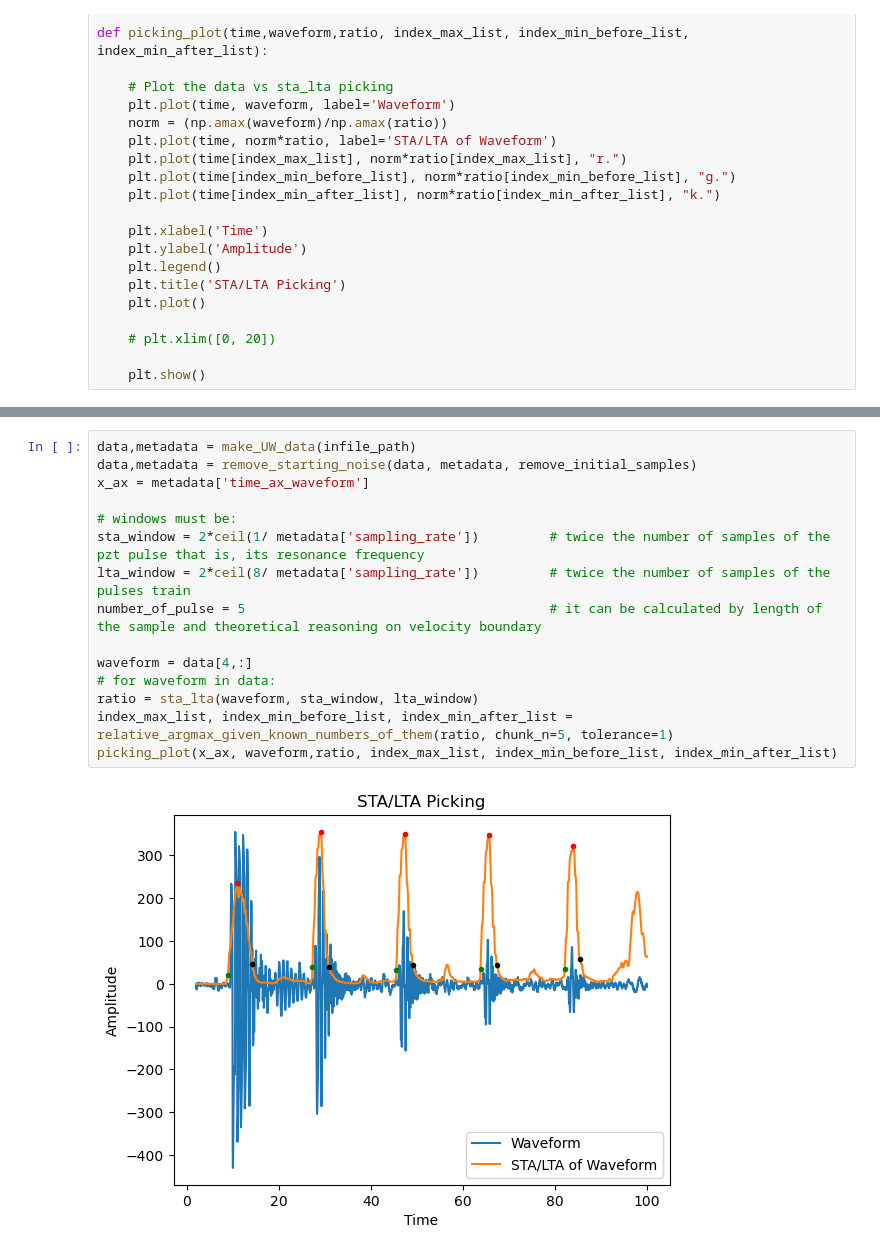
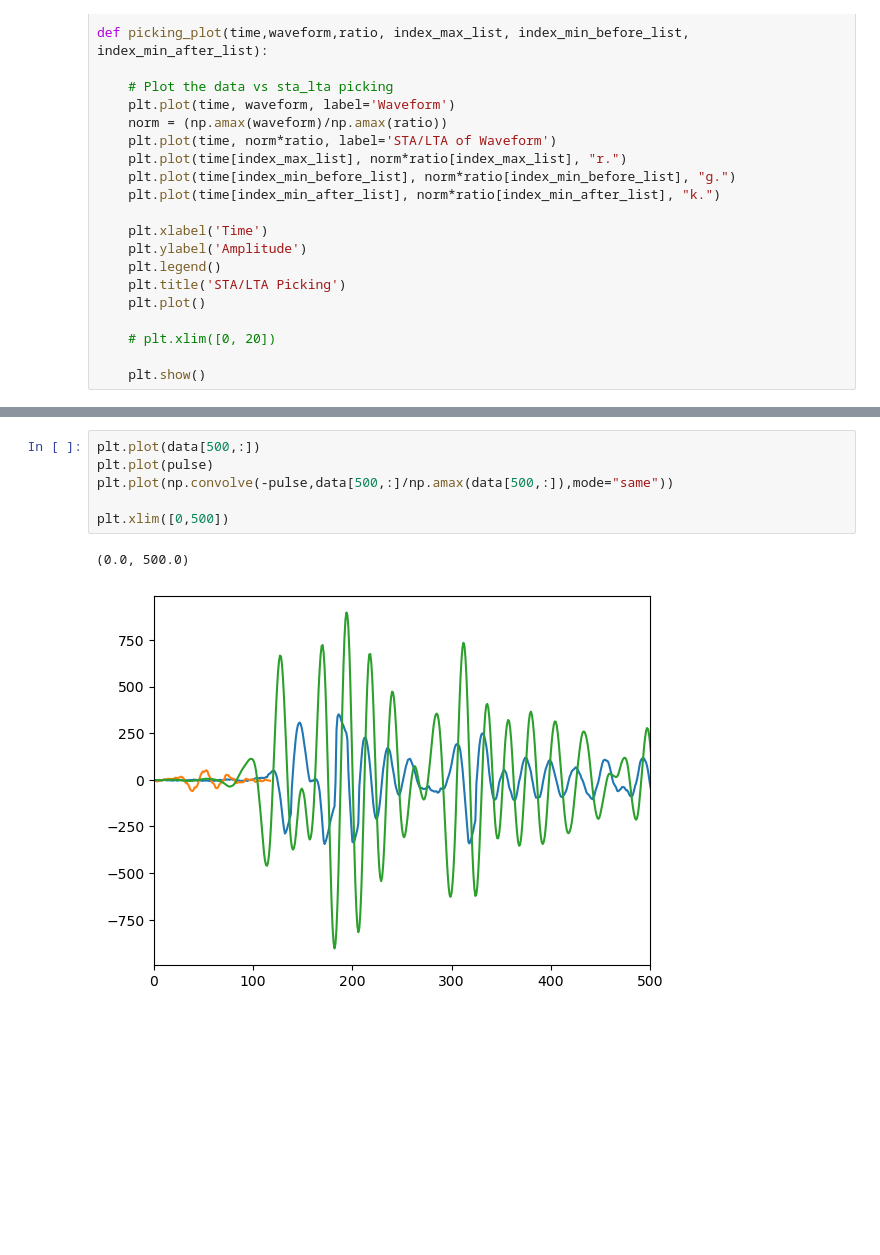
Before and after one commit to Bic10/lab_UW, a Jupyter notebook: Studio_impulso.ipynb, the cells around one changed output, grey strips where cells are left out. Cells and saved outputs as stored; diff of their text form; blank space fills up the shorter version.

```diff
--- a/Studio_impulso.ipynb
+++ b/Studio_impulso.ipynb
@@ -183,17 +230,9 @@ PROCESSING UW DATA IN /home/michele/Desktop/Dottorato/active_source_implementati
-# %%
-data,metadata = make_UW_data(infile_path)
-data,metadata = remove_starting_noise(data, metadata, remove_initial_samples)
-x_ax = metadata['time_ax_waveform']
-
-# windows must be:
-sta_window = 2*ceil(1/ metadata['sampling_rate'])         # twice the number of samples of the pzt pulse that is, its resonance frequency
-lta_window = 2*ceil(8/ metadata['sampling_rate'])         # twice the number of samples of the pulses train
-number_of_pulse = 5                                       # it can be calculated by length of the sample and theoretical reasoning on velocity boundary
-
-waveform = data[4,:]
-# for waveform in data:
-ratio = sta_lta(waveform, sta_window, lta_window)
-index_max_list, index_min_before_list, index_min_after_list = relative_argmax_given_known_numbers_of_them(ratio, chunk_n=5, tolerance=1)
-picking_plot(x_ax, waveform,ratio, index_max_list, index_min_before_list, index_min_after_list)
-# %% [output]
-[figure, removed]
+# %%
+plt.plot(data[500,:])
+plt.plot(pulse)
+plt.plot(np.convolve(-pulse,data[500,:]/np.amax(data[500,:]),mode="same"))
+
+plt.xlim([0,500])
+# %% [output]
+(0.0, 500.0)
+[figure, added]
```
Also changed, not shown: parts of 4 cells of this notebook.
